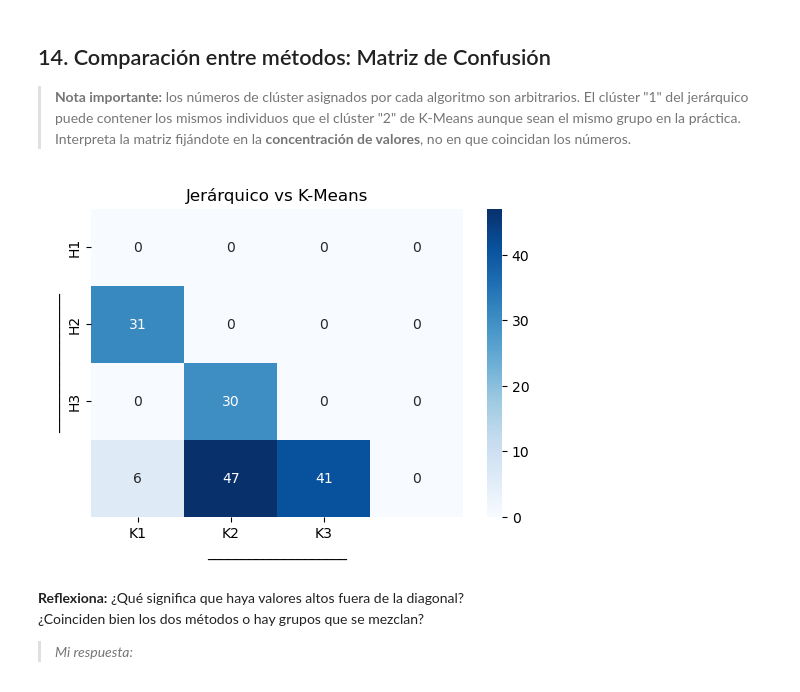
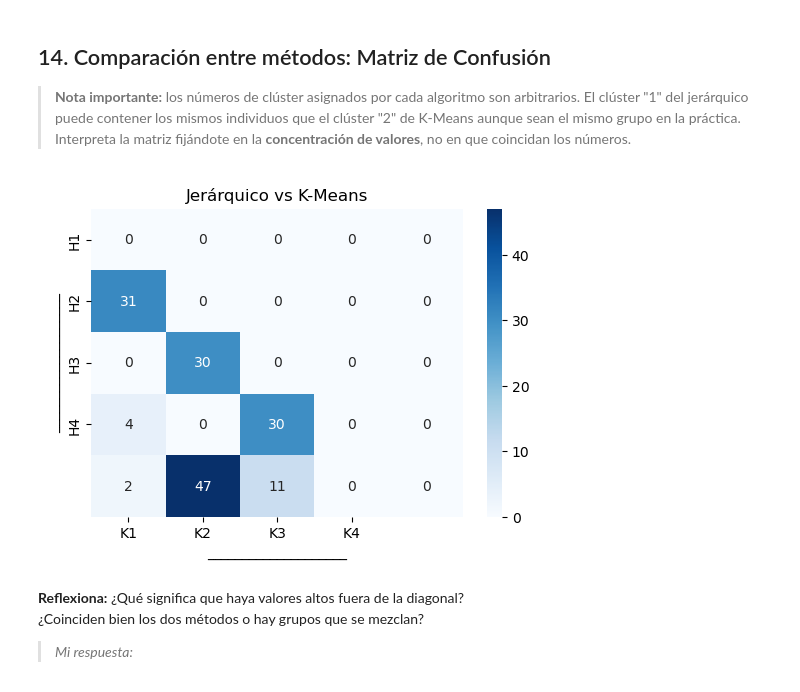
Before and after one commit to carloosfuentes/Sistemas-de-Aprendizaje-Automatico, a Jupyter notebook: 2-Aprendizaje_No_Supervisado/JERARQUICO/clustering_jerarquico_sleep_alum.ipynb, the cells around one changed output. Cells and saved outputs as stored; diff of their text form; code cells hidden in the pictures.

```diff
--- a/2-Aprendizaje_No_Supervisado/JERARQUICO/clustering_jerarquico_sleep_alum.ipynb
+++ b/2-Aprendizaje_No_Supervisado/JERARQUICO/clustering_jerarquico_sleep_alum.ipynb
@@ -199,7 +211,7 @@ plt.show()
 
 A partir del dendrograma, crea 3 clústeres.
 # %%
-clusters_h = fcluster(Z, t=3, criterion="maxclust")
+clusters_h = fcluster(Z, t=4, criterion="maxclust")
 df["cluster_jerarquico"] = clusters_h
 # %% [markdown]
 ## 9. Tamaño de cada clúster
@@ -257,26 +272,26 @@ perfil_k
 # %%
 import seaborn as sns
 from sklearn.metrics import confusion_matrix
 
 # Construye la matriz cruzando ambos métodos
 matriz = confusion_matrix(df["cluster_jerarquico"], df["cluster_kmeans"])
 
 # Visualización
 plt.figure(figsize=(6, 4))
 sns.heatmap(
     matriz,
     annot=True,
     fmt="d",
     cmap="Blues",
-    xticklabels=["K1", "K2", "K3"],
-    yticklabels=["H1", "H2", "H3"]
+    xticklabels=["K1", "K2", "K3", "K4"],
+    yticklabels=["H1", "H2", "H3", "H4"]
 )
 plt.xlabel("____________________")
 plt.ylabel("____________________")
 plt.title("Jerárquico vs K-Means")
 plt.show()
 # %% [output]
-[figure, old version]
+[figure, new version]
 # %% [markdown]
 **Reflexiona:** ¿Qué significa que haya valores altos fuera de la diagonal?
 ¿Coinciden bien los dos métodos o hay grupos que se mezclan?
```
Also changed, not shown: parts of 7 cells of this notebook, 5 other files.
